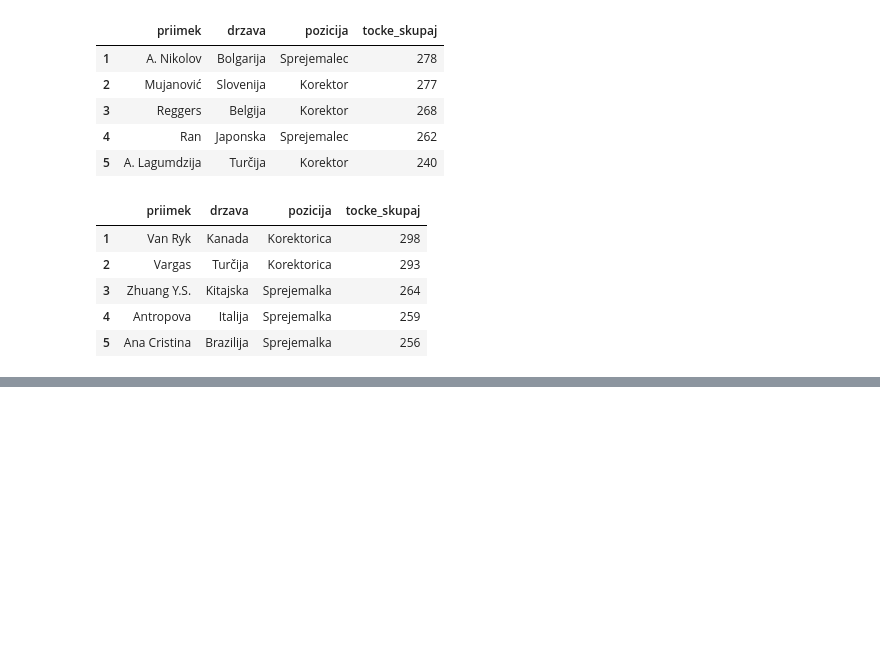
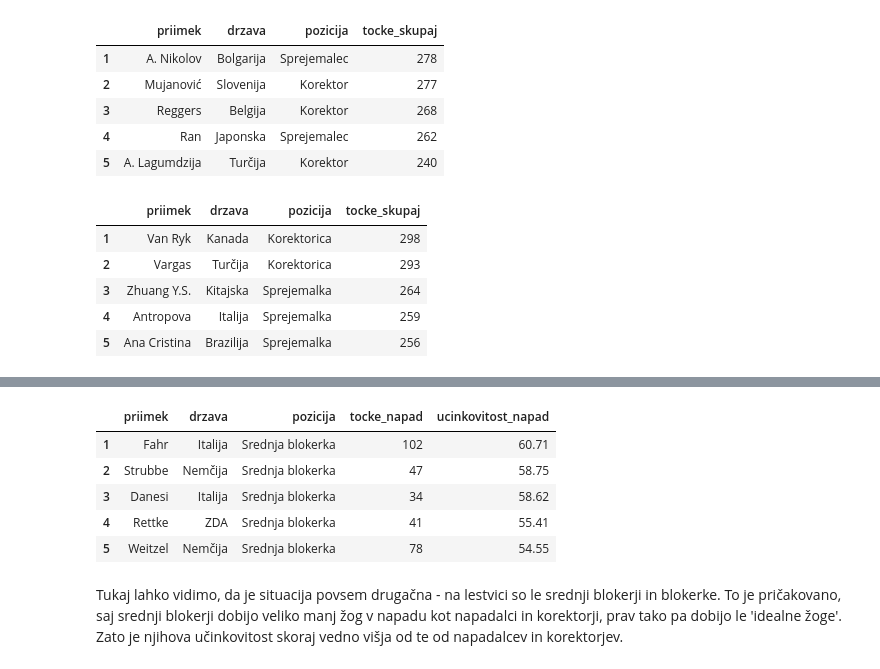
Before and after one commit to mijastijepic/UVP_projektna_naloga, a Jupyter notebook: analiza_podatkov.ipynb, the cells around one changed output, grey strips where cells are left out. Saved outputs shown, nothing was run; the diff lists cells and outputs as text; code cells hidden in the pictures; blank space fills up the shorter version.

```diff
--- a/analiza_podatkov.ipynb
+++ b/analiza_podatkov.ipynb
@@ -279,0 +297,19 @@ Ker pa osebno mislim, da število vseh doseženih točk ni primeren kriterij za
+# %%
+top5_ucinkovitost_zenske = (
+    igralci[(igralci["spol"] == "Ž") & (igralci["tocke_napad"] >= 30)]
+    .sort_values(by="ucinkovitost_napad", ascending=False)
+    .head(5)
+    [["priimek", "drzava", "pozicija", "tocke_napad", "ucinkovitost_napad"]]
+)
+top5_ucinkovitost_zenske["tocke_napad"] = top5_ucinkovitost_zenske["tocke_napad"].astype(int)
+top5_ucinkovitost_zenske.index = range(1, 6)
+top5_ucinkovitost_zenske
+# %% [output]
+|  | priimek | drzava | pozicija | tocke_napad | ucinkovitost_napad |
+| 1 | Fahr | Italija | Srednja blokerka | 102 | 60.71 |
+| 2 | Strubbe | Nemčija | Srednja blokerka | 47 | 58.75 |
+| 3 | Danesi | Italija | Srednja blokerka | 34 | 58.62 |
+| 4 | Rettke | ZDA | Srednja blokerka | 41 | 55.41 |
+| 5 | Weitzel | Nemčija | Srednja blokerka | 78 | 54.55 |
+# %% [markdown]
+Tukaj lahko vidimo, da je situacija povsem drugačna - na lestvici so le srednji blokerji in blokerke. To je pričakovano, saj srednji blokerji dobijo veliko manj žog v napadu kot napadalci in korektorji, prav tako pa dobijo le 'idealne žoge'. Zato je njihova učinkovitost skoraj vedno višja od te od napadalcev in korektorjev.
```
Also changed, not shown: parts of 2 cells of this notebook.
